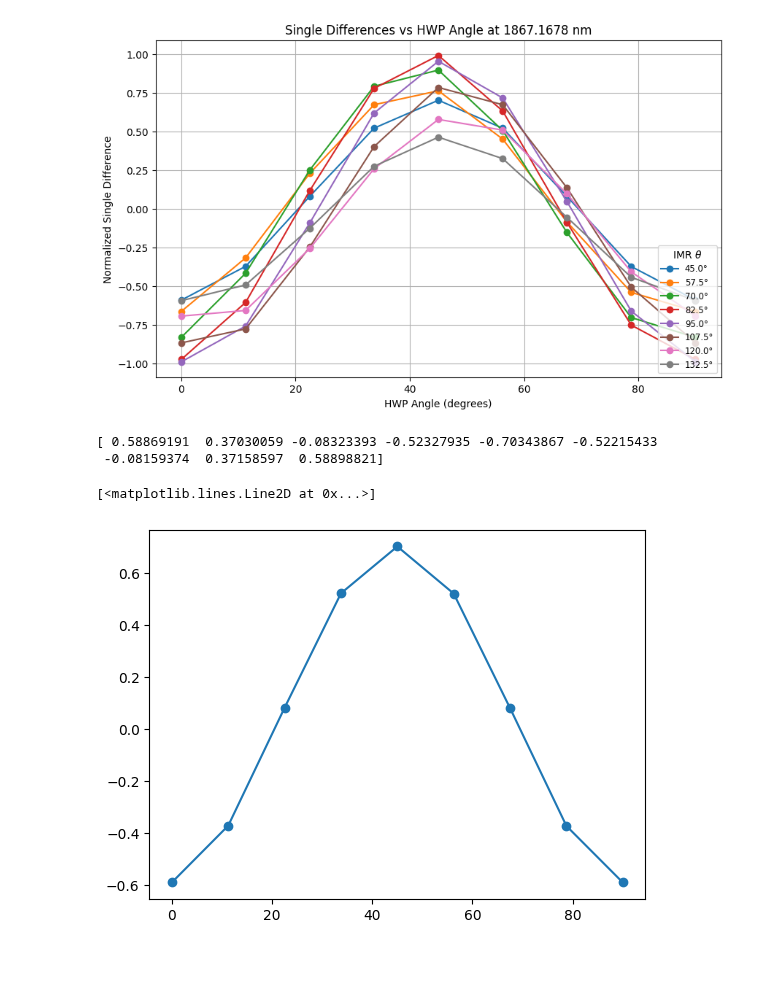
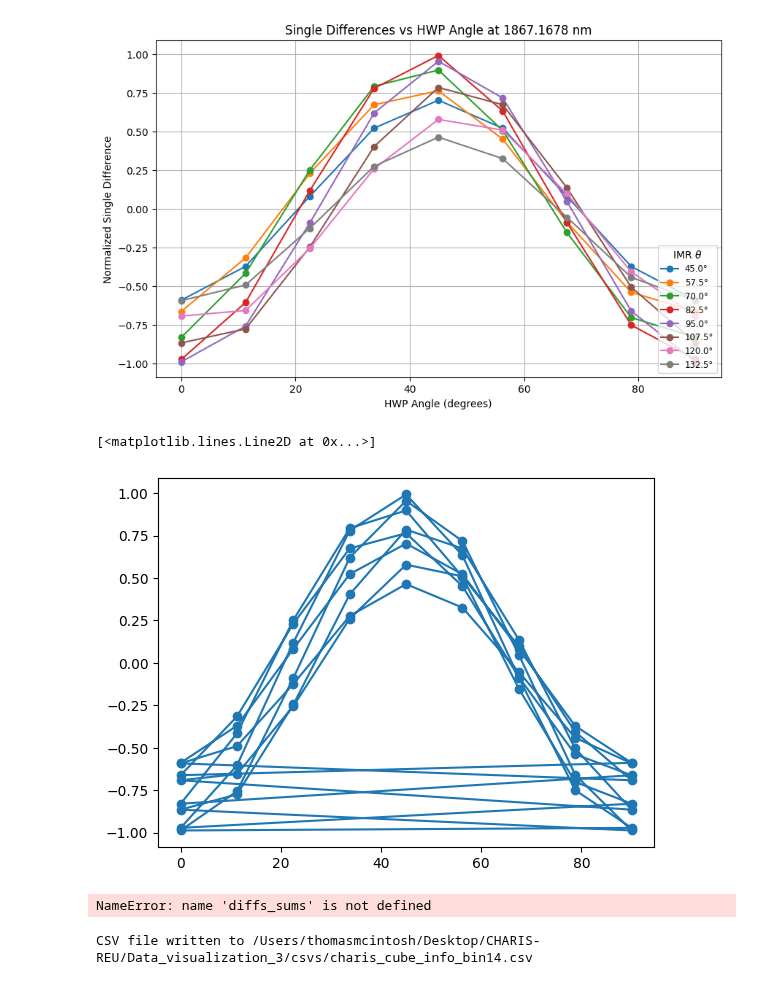
Before and after one commit to UCSB-Exoplanet-Polarimetry-Lab/pyPolCal, a Jupyter notebook: CHARIS/mueller_modeling.ipynb, the cells around one changed output. Saved outputs shown, nothing was run; the diff lists cells and outputs as text; code cells hidden in the pictures.

Commit message:
trying to make rebeccas plot function work unsuccessfully

```diff
--- a/CHARIS/mueller_modeling.ipynb
+++ b/CHARIS/mueller_modeling.ipynb
@@ -242,26 +242,41 @@ plot_single_differences(csv_path)
 # %%
 # test Rebecca's code
 p = [HWP_retardance(wavelength_bins)[14], IMR_retardance(wavelength_bins)[14]]
 system_mm = generate_CHARIS_mueller_matrix(14, 22.5, 125, 'o')
 system_parameters = [['hwp', 'phi'], ['image_rotator', 'phi']]
 configuration_list = []
+imr_angles = [45, 57.5, 70, 82.5, 95, 107.5, 120, 132.5]
+hwp_angles = np.linspace(0, 90, 9)
+for imr_angle in imr_angles:
+    for hwp_angle in hwp_angles:
+        config = {
+            "image_rotator": {"theta": imr_angle},
+            "hwp": {"theta": hwp_angle}
 
-for hwp_angle in np.linspace(0, 90, 9):
-    config = {
-        "hwp": {"theta": hwp_angle},
-        "image_rotator": {"theta": 45.0}
-    }
-    configuration_list.append(config)
+        }
+        configuration_list.append(config)
 
 LR_intensities = model(p, system_parameters, system_mm, configuration_list)
 
 
 
-diffs = process_model(LR_intensities, 'CHARIS')[::2]
-print(diffs)
-plt.plot(np.linspace(0,90,9), -diffs, 'o-')
+diffs_sums = process_model(LR_intensities, 'CHARIS')
+plt.plot(np.tile(np.linspace(0,90,9), 8), diffs_sums[::2], 'o-')
 # %% [output]
-[ 0.58869191  0.37030059 -0.08323393 -0.52327935 -0.70343867 -0.52215433
- -0.08159374  0.37158597  0.58898821]
+[<matplotlib.lines.Line2D at 0x...>]
-[<matplotlib.lines.Line2D at 0x...>]
-[figure, old version]
+[figure, new version]
+# %%
+# test plotting
+# generate fake stds
+std_diffs = np.repeat(0.02, 9)
+std_sums = np.repeat(0.05,9)
+interleaved_stds = np.ravel(np.column_stack((std_diffs, std_sums)))
+
+plot_data_and_model(diffs_sums, interleaved_stds, )
+# %% [output]
+NameError: name 'diffs_sums' is not defined
+# %%
+# try new csv function
+write_fits_info_to_csv('/Users/thomasmcintosh/Desktop/CHARIS-REU/Cubes_3/cubes', '/Users/thomasmcintosh/Desktop/CHARIS-REU/Raw_3/internal-cal', '/Users/thomasmcintosh/Desktop/CHARIS-REU/Data_visualization_3/csvs/charis_cube_info_bin14.csv', 14)
+# %% [output]
+CSV file written to /Users/thomasmcintosh/Desktop/CHARIS-REU/Data_visualization_3/csvs/charis_cube_info_bin14.csv
```
Also changed, not shown: parts of 4 cells of this notebook, 1 other file.
